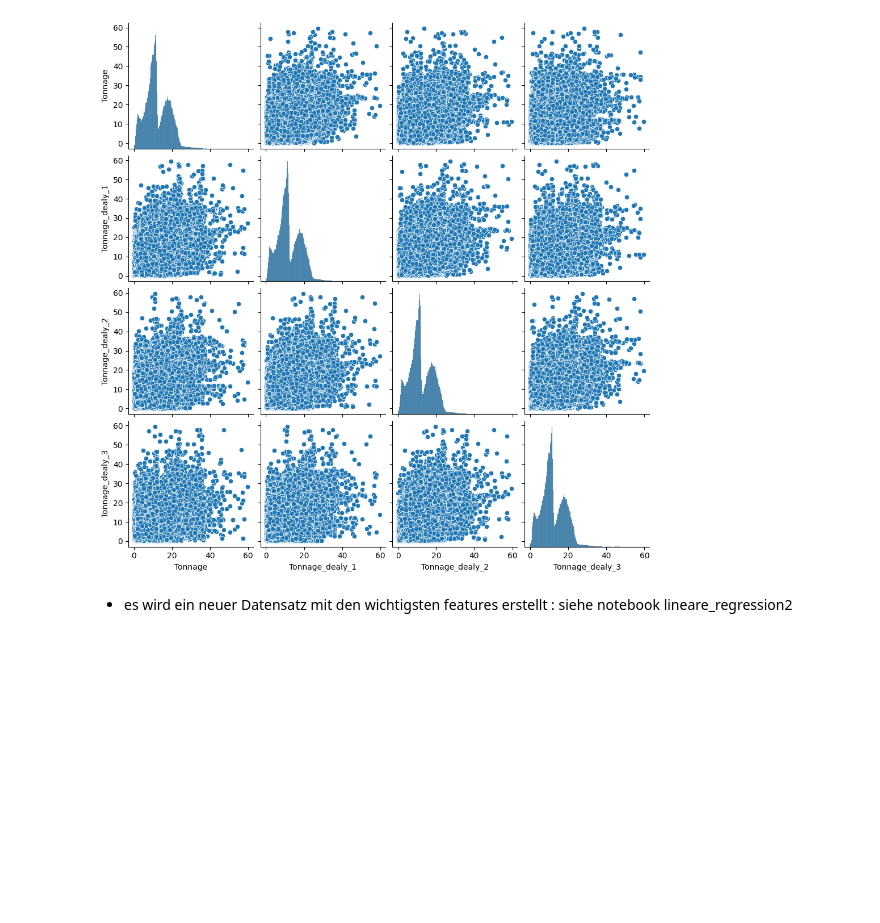
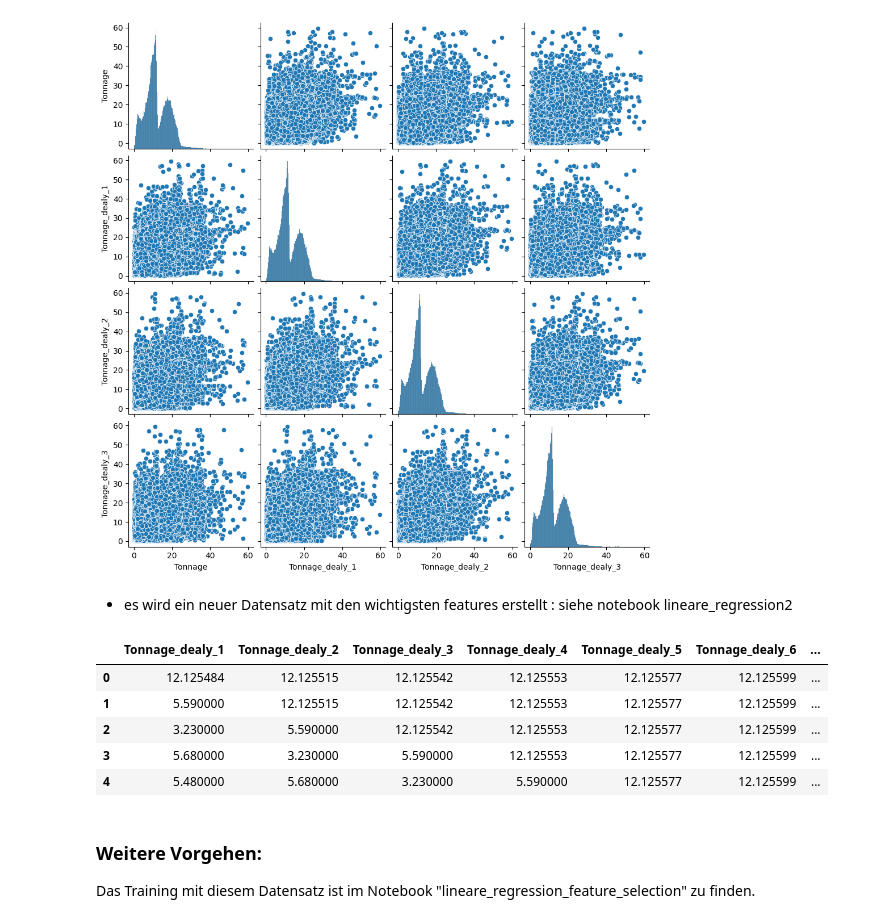
Before and after one commit to s-matthies/ai-waste-analytics, a Jupyter notebook: notebooks_training/lineare_regression_all_data.ipynb, the cells around one changed output. Saved outputs shown, nothing was run; the diff lists cells and outputs as text; code cells hidden in the pictures; blank space fills up the shorter version.

Commit message:
update notebooks lineare regression

```diff
--- a/notebooks_training/lineare_regression_all_data.ipynb
+++ b/notebooks_training/lineare_regression_all_data.ipynb
@@ -820,3 +732,46 @@ plt.show()
 [figure]
 # %% [markdown]
 - es wird ein neuer Datensatz mit den wichtigsten features erstellt : siehe notebook lineare_regression2
+# %%
+import pandas as pd
+
+df = pd.read_csv("../train_2019_2023.csv")
+
+features_keep = [
+    "Tonnage_dealy_1", "Tonnage_dealy_2", "Tonnage_dealy_3", "Tonnage_dealy_4",
+    "Tonnage_dealy_5", "Tonnage_dealy_6", "Tonnage_dealy_7", "Tonnage_dealy_8",
+    "TageZuvorNichtGeliefert", "Hof_VMN", "Hof_VMG", "Hof_VMM", "month", "year",
+    "Saison_Frühling"
+]
+
+features_drop = [
+    "Snowfall_Sum (cm)", "Wind_Speed_Max (km/h)", "Temperature_Max (°C)", "Daylight_Duration (s)",
+    "FDP", "CDU", "SPD", "AfD", "Grünen", "Sonstige",
+    "Feiertag", "Saison_Winter", "Saison_Herbst", "Saison_Sommer",
+    "Feiertag_Christi Himmelfahrt", "Feiertag_Erster Weihnachtstag",
+    "Feiertag_Internationaler Frauentag", "Feiertag_Karfreitag",
+    "Feiertag_Neujahr", "Feiertag_Ostermontag", "Feiertag_Pfingstmontag",
+    "Feiertag_Tag der Arbeit", "Feiertag_Tag der Befreiung", "Abfallart_HM",
+    "Feiertag_Tag der Deutschen Einheit", "Feiertag_Zweiter Weihnachtstag"
+]
+
+df_cleaned = df.drop(columns=features_drop, errors='ignore')
+
+df_cleaned = df_cleaned[features_keep + ["Tonnage"]]  # "Tonnage" als Zielvariable
+
+# Speichern des bereinigten Datensatzes
+df_cleaned.to_csv("datensatz_feature_selection.csv", index=False)
+# %%
+df = df_cleaned
+# %%
+df.head()
+# %% [output]
+|  | Tonnage_dealy_1 | Tonnage_dealy_2 | Tonnage_dealy_3 | Tonnage_dealy_4 | Tonnage_dealy_5 | Tonnage_dealy_6 | ... |
+| 0 | 12.125484 | 12.125515 | 12.125542 | 12.125553 | 12.125577 | 12.125599 | ... |
+| 1 | 5.590000 | 12.125515 | 12.125542 | 12.125553 | 12.125577 | 12.125599 | ... |
+| 2 | 3.230000 | 5.590000 | 12.125542 | 12.125553 | 12.125577 | 12.125599 | ... |
+| 3 | 5.680000 | 3.230000 | 5.590000 | 12.125553 | 12.125577 | 12.125599 | ... |
+| 4 | 5.480000 | 5.680000 | 3.230000 | 5.590000 | 12.125577 | 12.125599 | ... |
+# %% [markdown]
+### Weitere Vorgehen:
+Das Training mit diesem Datensatz ist im Notebook "lineare_regression_feature_selection" zu finden.
```
Also changed, not shown: parts of 30 cells of this notebook, 1 other file.
